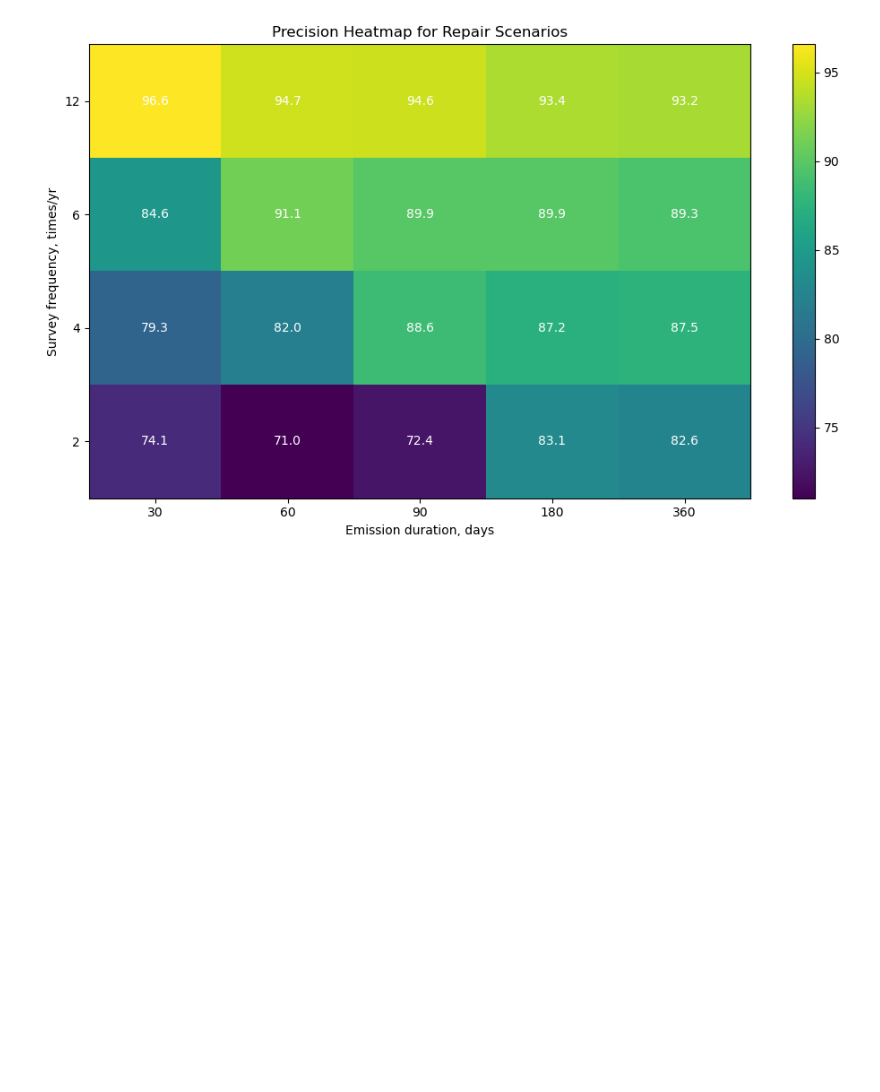
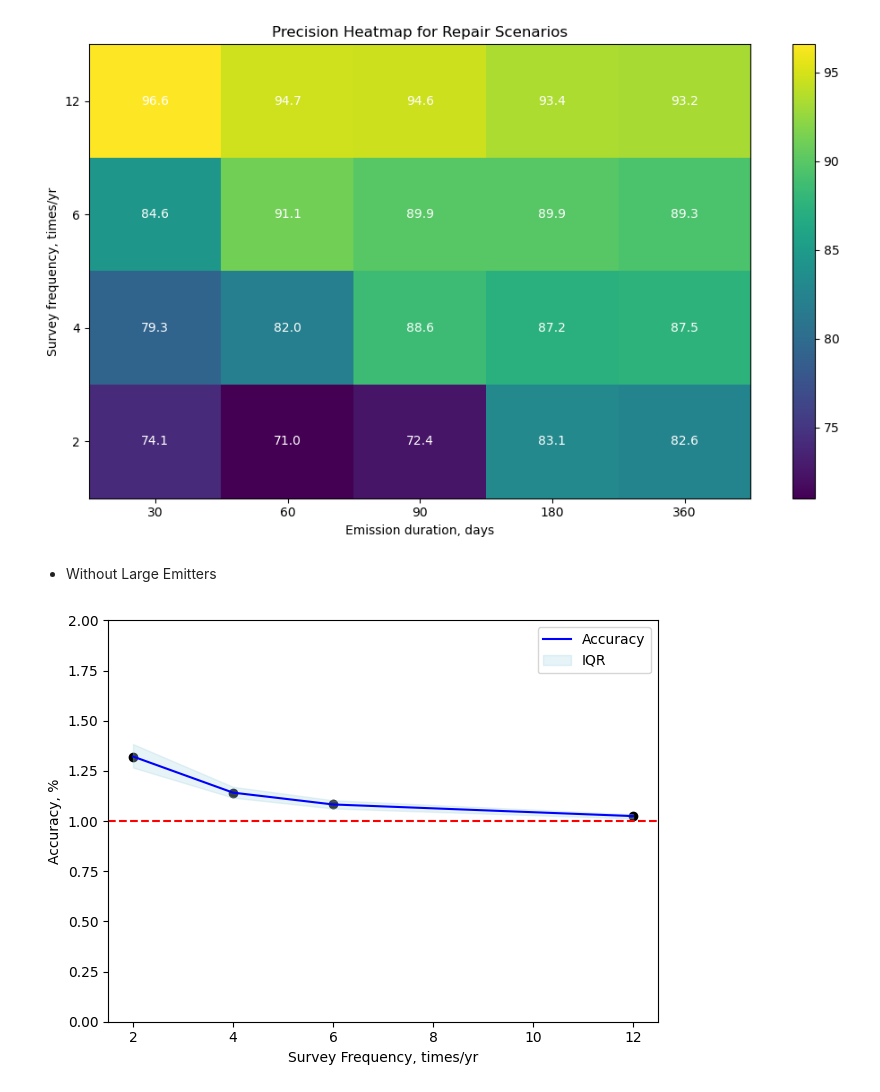
Before and after one commit to HJJJJX/Figure-Plotting, a Jupyter notebook: Uncertainty_paper_plot.ipynb, the cells around one changed output. Cells and saved outputs as stored; diff of their text form; code cells hidden in the pictures; blank space fills up the shorter version.

```diff
--- a/Uncertainty_paper_plot.ipynb
+++ b/Uncertainty_paper_plot.ipynb
@@ -1784,3 +1784,53 @@ plt.savefig('Precision_Heatmap.png')
 plt.show()
 # %% [output]
 [figure]
+# %% [markdown]
+
+
+*   Without Large Emitters
+# %%
+#Unrepair_WithoutSE
+import matplotlib.pyplot as plt
+import numpy as np
+
+# Data
+x = [2, 4, 6, 12]
+y_25 = [26.7, 11.7, 6.3, 1.3]
+y_50 = [32.2, 14.2, 8.3, 2.5]
+y_75 = [38.4, 17.1, 10.4, 3.4]
+
+# Convert percentages to proportions for plotting
+y_25_prop = (100 + np.array(y_25)) / 100
+y_50_prop = (100 + np.array(y_50)) / 100
+y_75_prop = (100 + np.array(y_75)) / 100
+
+# Plot
+fig, ax = plt.subplots()
+
+# Scatter plot for y_50
+ax.scatter(x, y_50_prop, color="black")
+
+# Line plot for y_50
+lns1 = ax.plot(x, y_50_prop, linestyle="-", color="blue", label="Accuracy")
+
+# Shadow region for IQR
+fill_between = ax.fill_between(x, y_25_prop, y_75_prop, color="lightblue", alpha=0.3, label="IQR")
+
+# Red dashed line at y = 1.0
+ax.axhline(y=1.0, color='red', linestyle='--')
+
+# Labels and ticks
+ax.set_xlabel("Survey Frequency, times/yr")
+ax.set_ylabel("Accuracy, %")
+ax.set_ylim([0, 2])
+ax.tick_params(axis="y")
+
+# Add legend
+ax.legend()
+
+# Adjust layout and show plot
+plt.tight_layout()
+# plt.savefig('NONRepair_Scenarios_NONSE_Accuracy.png')
+plt.show()
+# %% [output]
+[figure, added]
```
Also changed, not shown: parts of 1 cell of this notebook.
